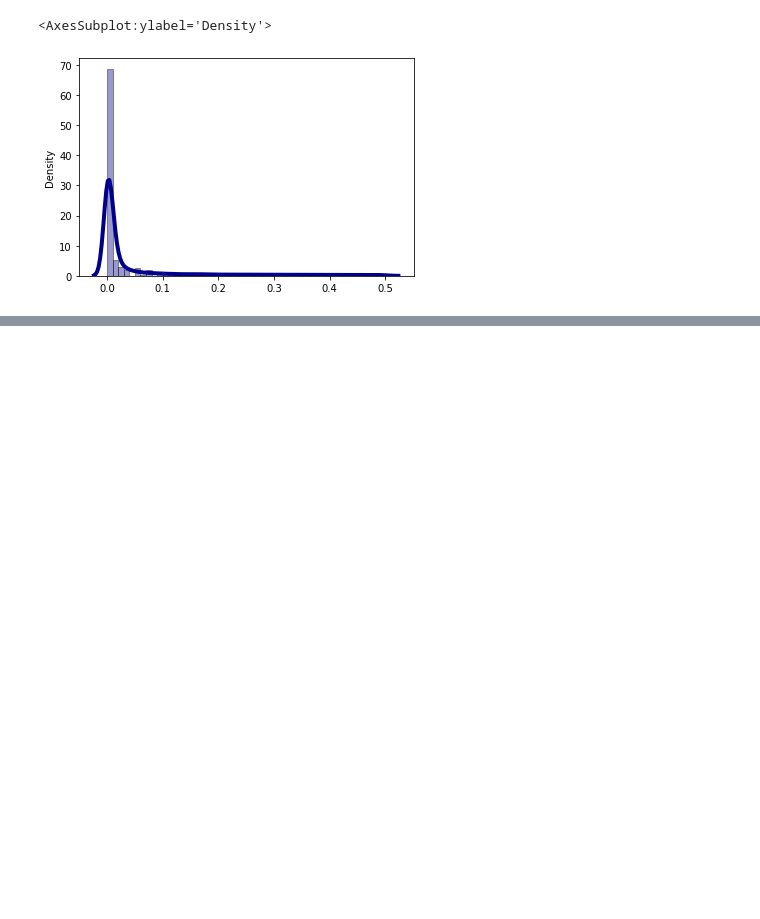
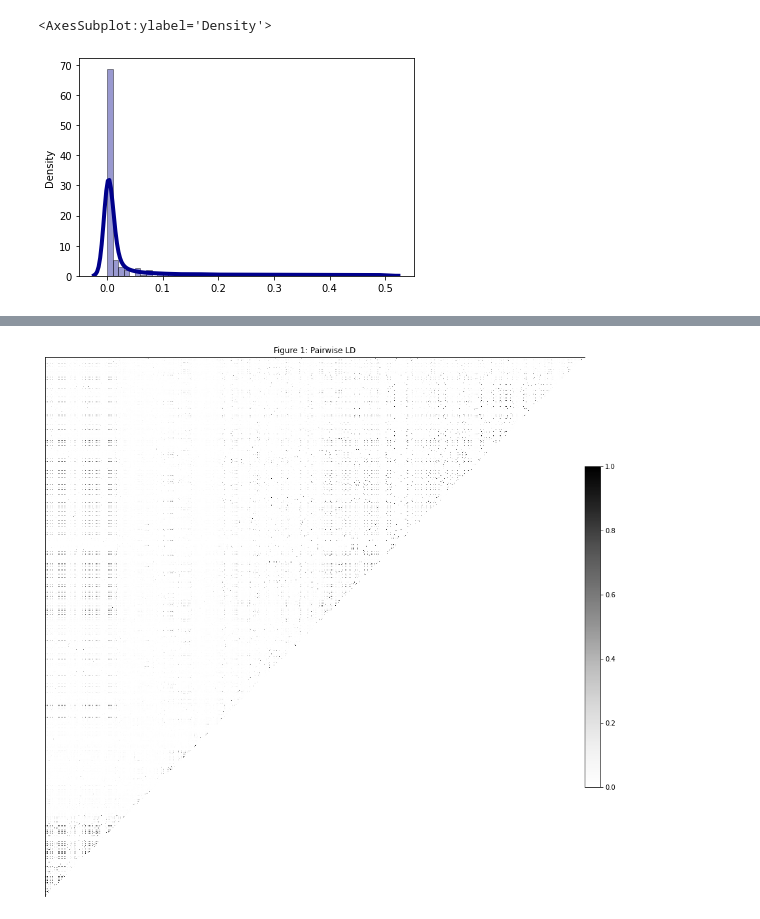
Before and after one commit to degulati/genes-and-geo, a Jupyter notebook: notebook.ipynb, the cells around one changed output, grey strips where cells are left out. Saved outputs shown, nothing was run; the diff lists cells and outputs as text; code cells hidden in the pictures; blank space fills up the shorter version.

```diff
--- a/notebook.ipynb
+++ b/notebook.ipynb
@@ -249,0 +256,3 @@ sns.distplot(maf, hist=True, kde=True,
+# %%
+gn = gt.to_n_alt()
+gn
@@ -249,0 +275,9 @@ sns.distplot(maf, hist=True, kde=True,
+# %%
+def plot_ld(gn, title):
+    m = allel.rogers_huff_r(gn) ** 2
+    ax = allel.plot_pairwise_ld(m)
+    ax.set_title(title)
+# %%
+plot_ld(gn[:1000], 'Figure 1: Pairwise LD')
+# %% [output]
+[figure, added]
```
Also changed, not shown: parts of 16 cells of this notebook.
